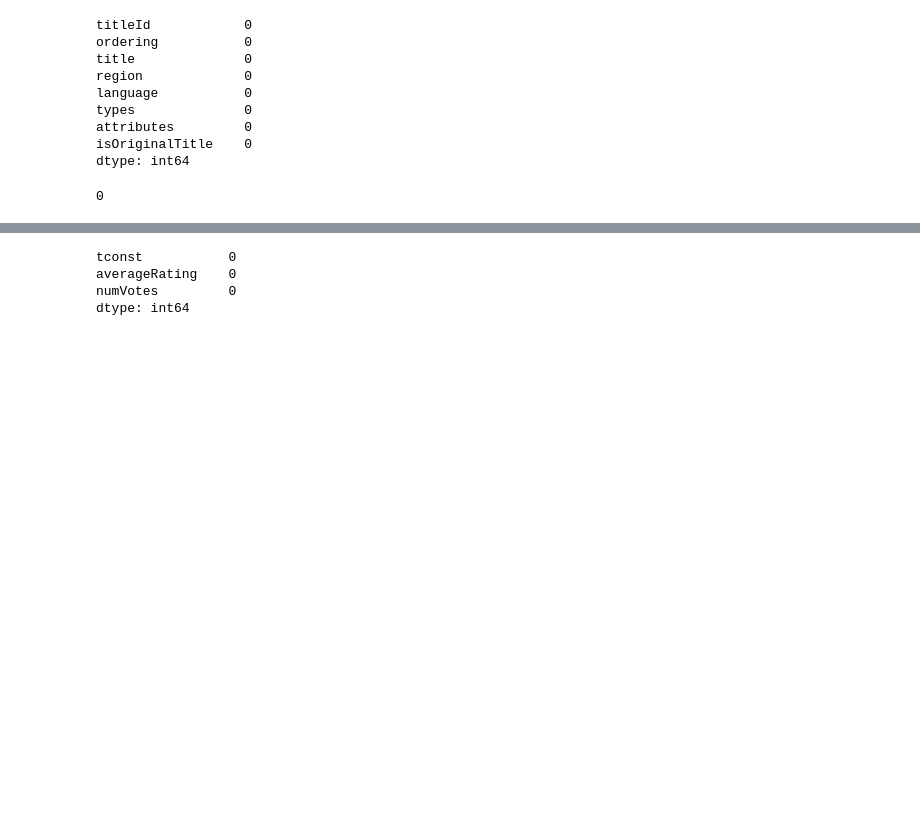
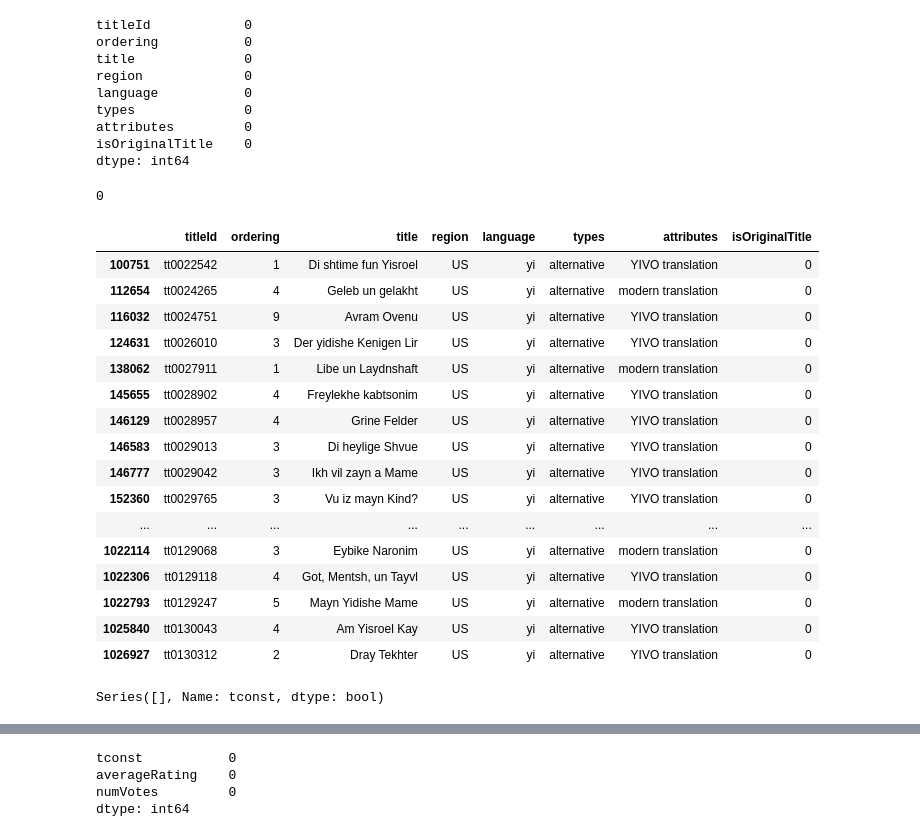
Before and after one commit to Swaghanaian/Project-3-Part-1-through-4, a Jupyter notebook: Project 3 Part 1.ipynb, the cells around one changed output, grey strips where cells are left out. Drawn from its saved outputs; the diff is of its cells as text; code cells hidden in the pictures; blank space fills up the shorter version.

```diff
--- a/Project 3 Part 1.ipynb
+++ b/Project 3 Part 1.ipynb
@@ -187,6 +178,34 @@ dtype: int64
 akas.duplicated().sum()
 # %% [output]
 0
+# %%
+#showing only movies made in the usa
+is_US_Movie = akas['region'].str.contains('US',case=False)
+akas = akas[is_US_Movie]
+akas
+# %% [output]
+|  | titleId | ordering | title | region | language | types | attributes | isOriginalTitle |
+| 100751 | tt0022542 | 1 | Di shtime fun Yisroel | US | yi | alternative | YIVO translation | 0 |
+| 112654 | tt0024265 | 4 | Geleb un gelakht | US | yi | alternative | modern translation | 0 |
+| 116032 | tt0024751 | 9 | Avram Ovenu | US | yi | alternative | YIVO translation | 0 |
+| 124631 | tt0026010 | 3 | Der yidishe Kenigen Lir | US | yi | alternative | YIVO translation | 0 |
+| 138062 | tt0027911 | 1 | Libe un Laydnshaft | US | yi | alternative | modern translation | 0 |
+| 145655 | tt0028902 | 4 | Freylekhe kabtsonim | US | yi | alternative | YIVO translation | 0 |
+| 146129 | tt0028957 | 4 | Grine Felder | US | yi | alternative | YIVO translation | 0 |
+| 146583 | tt0029013 | 3 | Di heylige Shvue | US | yi | alternative | YIVO translation | 0 |
+| 146777 | tt0029042 | 3 | Ikh vil zayn a Mame | US | yi | alternative | YIVO translation | 0 |
+| 152360 | tt0029765 | 3 | Vu iz mayn Kind? | US | yi | alternative | YIVO translation | 0 |
+| ... | ... | ... | ... | ... | ... | ... | ... | ... |
+| 1022114 | tt0129068 | 3 | Eybike Naronim | US | yi | alternative | modern translation | 0 |
+| 1022306 | tt0129118 | 4 | Got, Mentsh, un Tayvl | US | yi | alternative | YIVO translation | 0 |
+| 1022793 | tt0129247 | 5 | Mayn Yidishe Mame | US | yi | alternative | modern translation | 0 |
+| 1025840 | tt0130043 | 4 | Am Yisroel Kay | US | yi | alternative | YIVO translation | 0 |
+| 1026927 | tt0130312 | 2 | Dray Tekhter | US | yi | alternative | YIVO translation | 0 |
+# %%
+keepers =basics['tconst'].isin(akas['titleId'])
+keepers
+# %% [output]
+Series([], Name: tconst, dtype: bool)
 # %%
 ratings.head()
 # %% [output]
```
Also changed, not shown: parts of 18 cells of this notebook, 3 other files.
